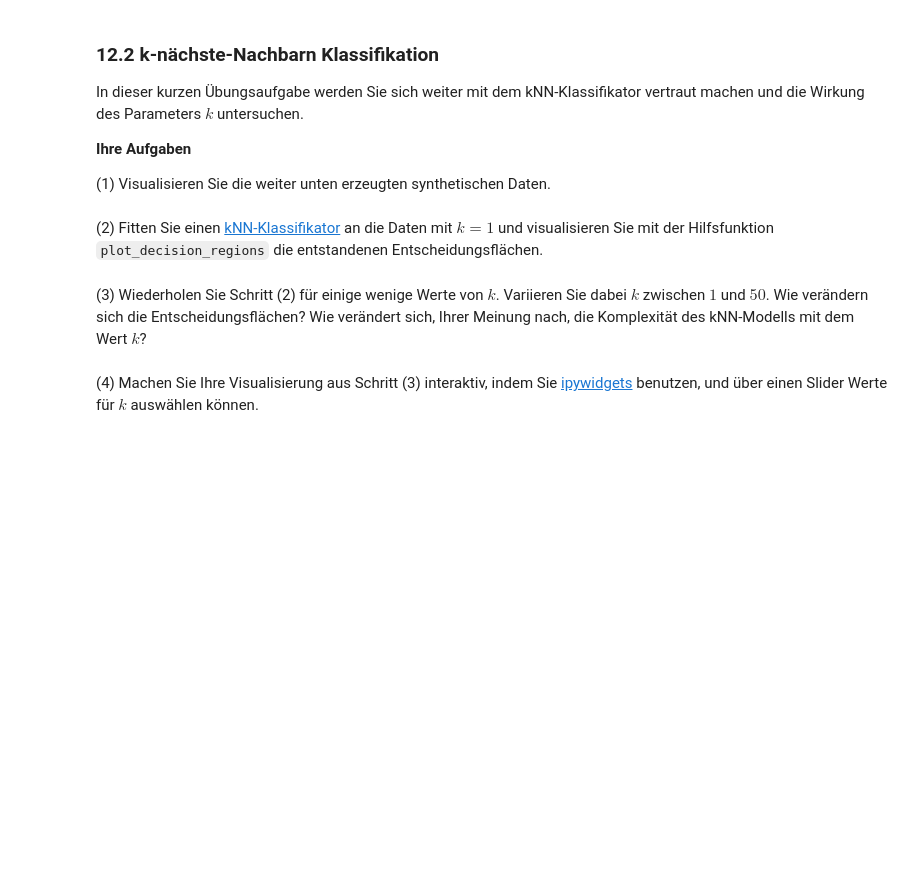
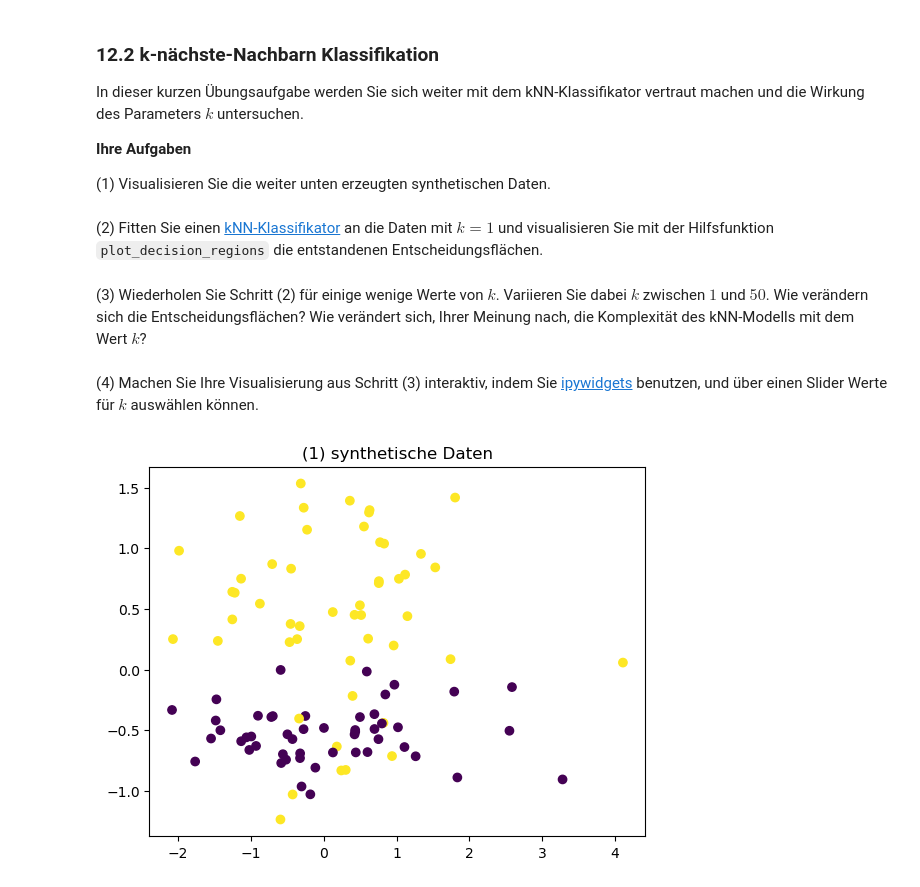
Before and after one commit to cortex359/ds.ss24, a Jupyter notebook: u12/Uebung-12.ipynb, the cells around one changed output. Drawn from its saved outputs; the diff is of its cells as text; code cells hidden in the pictures; blank space fills up the shorter version.

```diff
--- a/u12/Uebung-12.ipynb
+++ b/u12/Uebung-12.ipynb
@@ -296,3 +296,10 @@ def plot_decision_regions(X, y, classifier, resolution=0.02):
 # generate 100 data points: features X, labels y
 X, y = make_classification(n_features=2, n_redundant=0, n_informative=1,
                            n_clusters_per_class=1, class_sep=0.5, random_state=2)
+# %%
+plt.scatter(X[:, 0], X[:, 1], c=y)
+plt.title("(1) synthetische Daten")
+#plt.axis('equal')
+plt.show()
+# %% [output]
+[figure, added]
```
Also changed, not shown: parts of 4 cells of this notebook.
